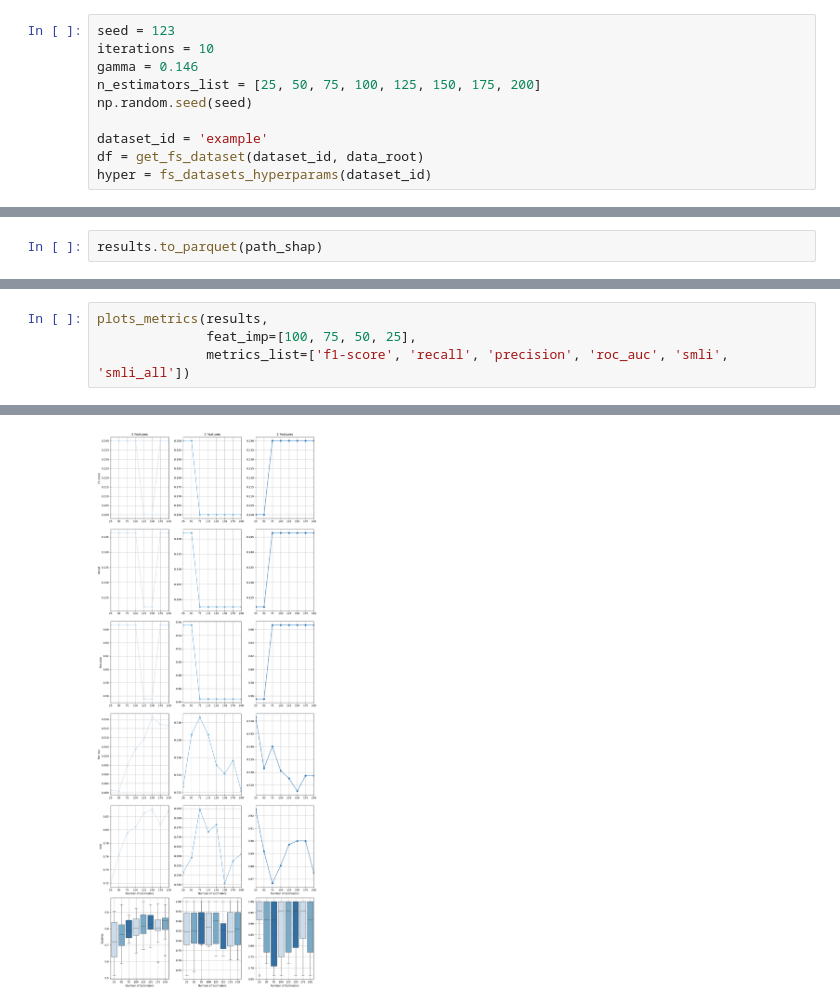
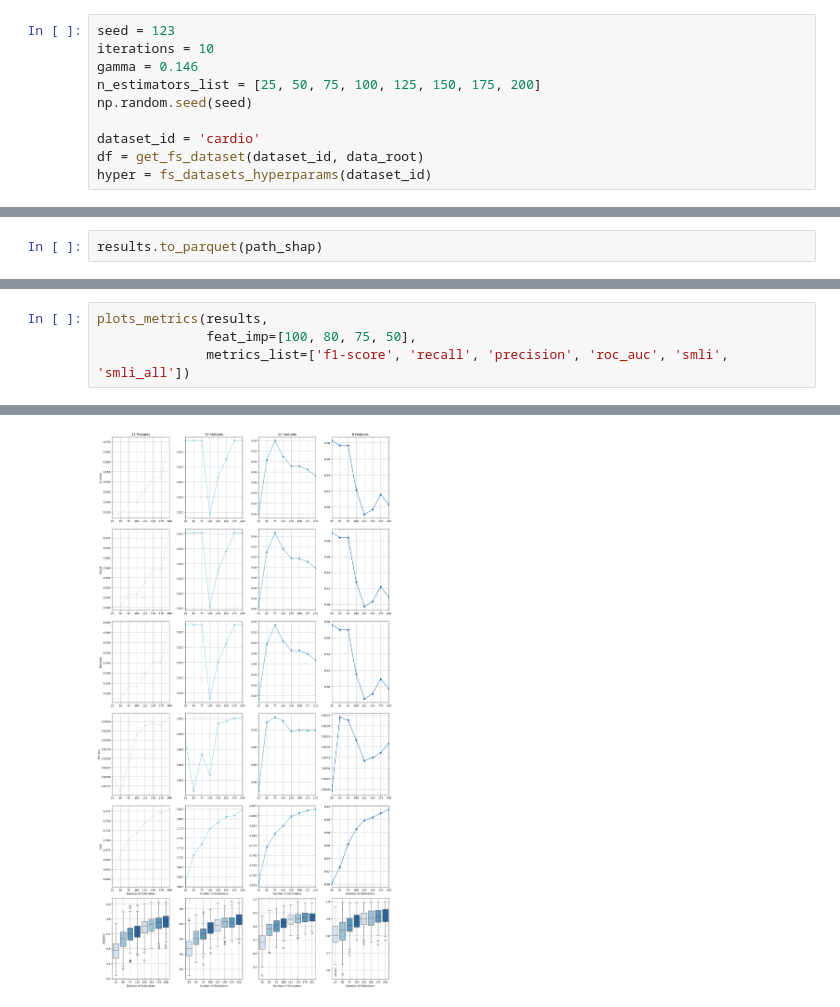
Before and after one commit to edo1691/ad_shap_stability, a Jupyter notebook: notebooks/01_01_all.ipynb, the cells around one changed output, grey strips where cells are left out. Saved outputs shown, nothing was run; the diff lists cells and outputs as text.

Commit message:
# First iteration cardio

```diff
--- a/notebooks/01_01_all.ipynb
+++ b/notebooks/01_01_all.ipynb
@@ -53,6 +53,6 @@ gamma = 0.146
 n_estimators_list = [25, 50, 75, 100, 125, 150, 175, 200]
 np.random.seed(seed)
 
-dataset_id = 'example'
+dataset_id = 'cardio'
 df = get_fs_dataset(dataset_id, data_root)
 hyper = fs_datasets_hyperparams(dataset_id)
@@ -129,5 +177,5 @@ results.to_parquet(path_shap)
 # %%
 plots_metrics(results,
-              feat_imp=[100, 75, 50, 25],
+              feat_imp=[100, 80, 75, 50],
               metrics_list=['f1-score', 'recall', 'precision', 'roc_auc', 'smli', 'smli_all'])
 # %% [output]
@@ -134 +190 @@ plots_metrics(results,
-[figure, old version]
+[figure, new version]
```
Also changed, not shown: parts of 6 cells of this notebook, 4 other files.
